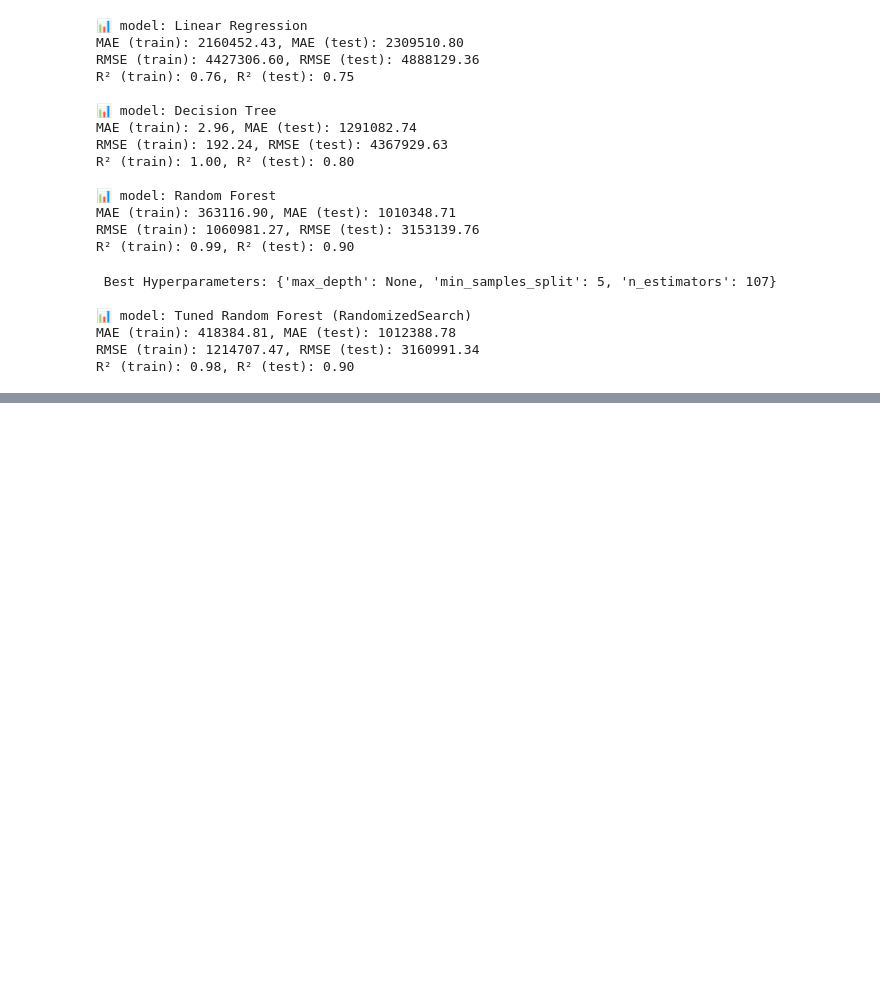
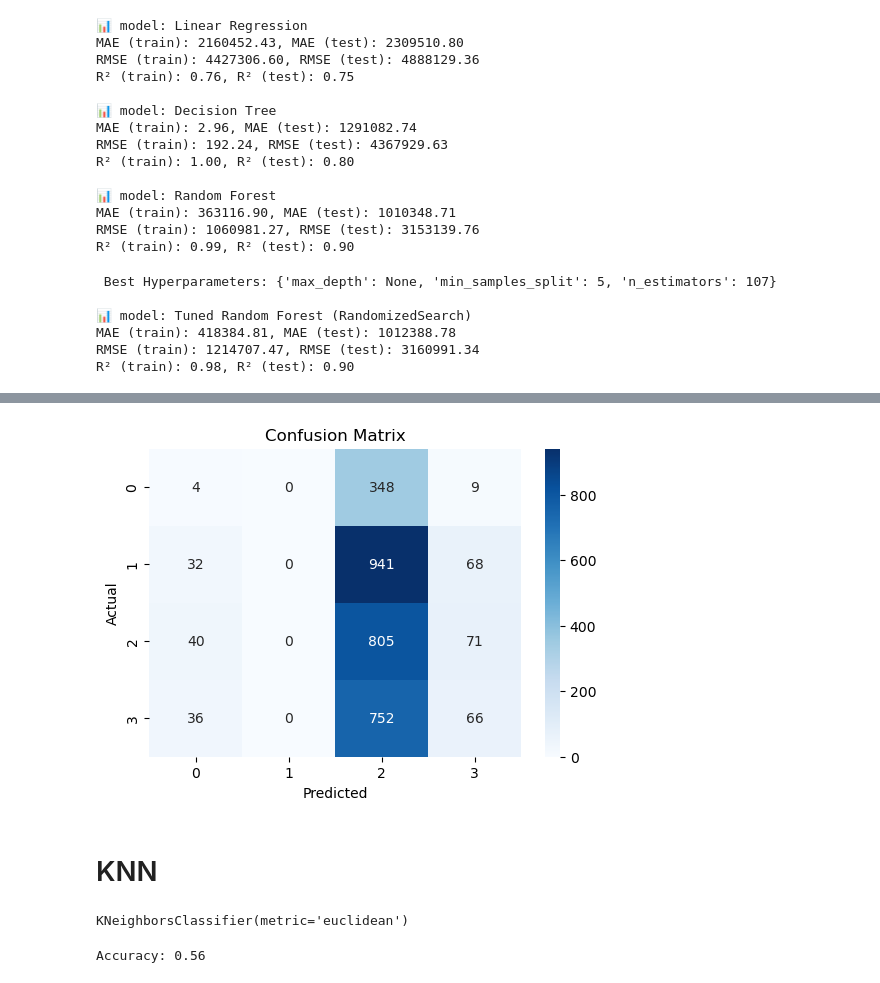
Before and after one commit to jumanah119/Usecase-7, a Jupyter notebook: EDA explain template.ipynb, the cells around one changed output, grey strips where cells are left out. Drawn from its saved outputs; the diff is of its cells as text; code cells hidden in the pictures; blank space fills up the shorter version.

```diff
--- a/EDA explain template.ipynb
+++ b/EDA explain template.ipynb
@@ -563,0 +607,10 @@ R² (train): 0.98, R² (test): 0.90
+# %%
+X = Football_Players[features]
+y = Football_Players[target]
+# %%
+# Splitting the dataset into training and testing sets with stratification to maintain class balance
+X_train, X_test, y_train, y_test = train_test_split(X, y, test_size=0.3, stratify=y, random_state=42)
+# %%
+# Training SVM Model without PCA for faster processing
+svm_model = SVC(kernel='linear', max_iter=1000)  # Removed dual=False
+svm_model.fit(X_train, y_train)
@@ -563,0 +619,4 @@ R² (train): 0.98, R² (test): 0.90
+# %%
+# Evaluating the Model
+# Making predictions
+y_pred = svm_model.predict(X_test)
@@ -563,0 +645,12 @@ R² (train): 0.98, R² (test): 0.90
+# %%
+# Displaying confusion matrix
+plt.figure(figsize=(6,4))
+sns.heatmap(confusion_matrix(y_test, y_pred), annot=True, fmt='d', cmap='Blues')
+plt.xlabel('Predicted')
+plt.ylabel('Actual')
+plt.title('Confusion Matrix')
+plt.show()
+# %% [output]
+[figure, added]
+# %% [markdown]
+# KNN
@@ -563,0 +671,7 @@ R² (train): 0.98, R² (test): 0.90
+# %%
+# Training KNN Model with optimized parameters
+from sklearn.neighbors import KNeighborsClassifier
+knn_model = KNeighborsClassifier(n_neighbors=5, metric='euclidean')  # Using 5 neighbors with Euclidean distance
+knn_model.fit(X_train, y_train)
+# %% [output]
+KNeighborsClassifier(metric='euclidean')
@@ -563,0 +682,6 @@ R² (train): 0.98, R² (test): 0.90
+# %%
+# Checking accuracy
+accuracy = accuracy_score(y_test, y_pred)
+print(f'Accuracy: {accuracy:.2f}')
+# %% [output]
+Accuracy: 0.56
```
Also changed, not shown: parts of 36 cells of this notebook.
